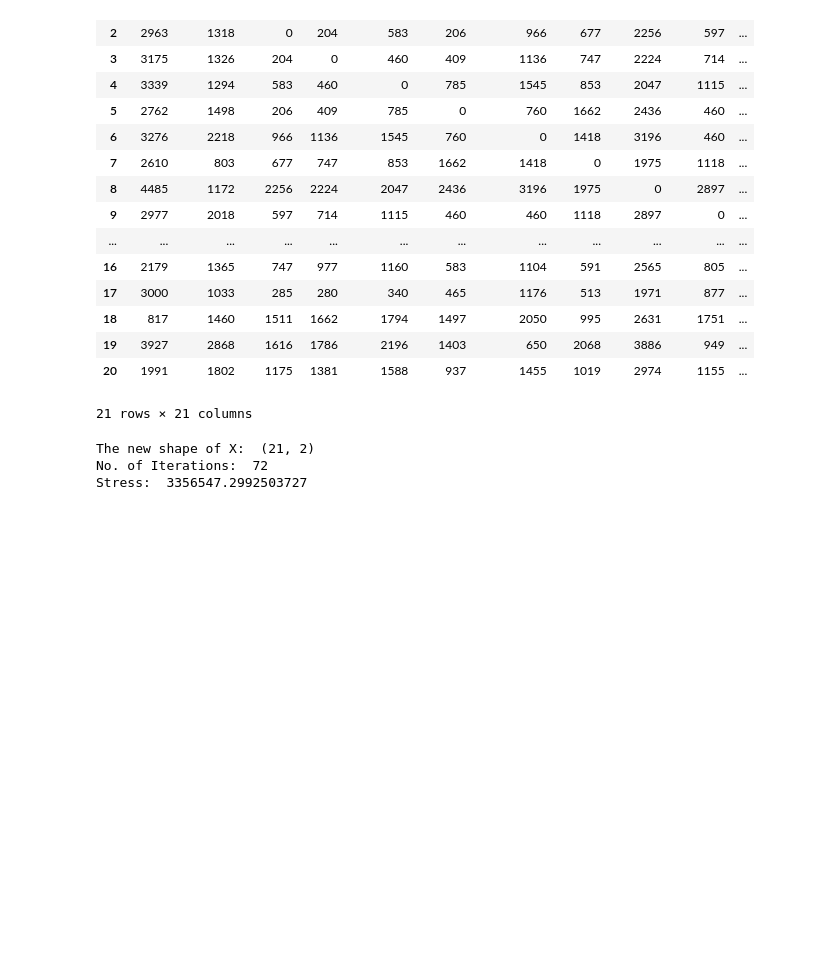
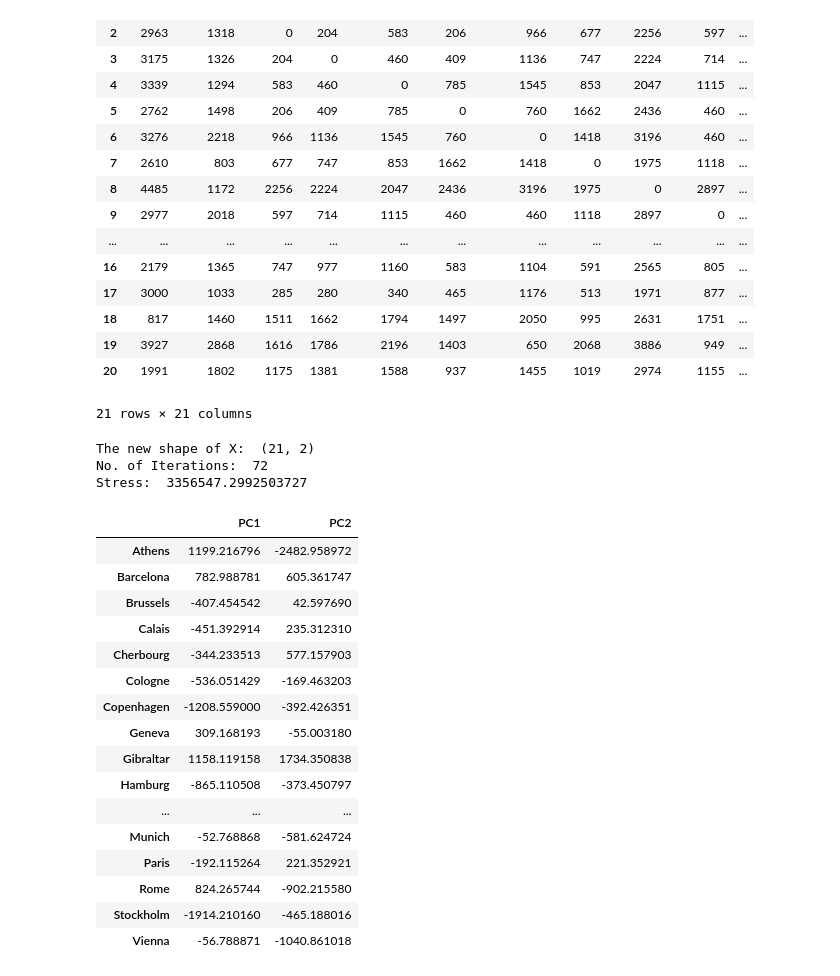
Before and after one commit to Hanh3103/MachineLearning, a Jupyter notebook: Uebung3/aufgabe_2.ipynb, the cells around one changed output. Drawn from its saved outputs; the diff is of its cells as text; code cells hidden in the pictures; blank space fills up the shorter version.

```diff
--- a/Uebung3/aufgabe_2.ipynb
+++ b/Uebung3/aufgabe_2.ipynb
@@ -65,5 +68,26 @@ print('Stress: ', model.stress_)
 The new shape of X:  (21, 2)
 No. of Iterations:  72
 Stress:  3356547.2992503727
+# %%
+scores_df = pd.DataFrame(X_trans, columns=['PC1', 'PC2'], index=data.columns)
+scores_df
+# %% [output]
+|  | PC1 | PC2 |
+| Athens | 1199.216796 | -2482.958972 |
+| Barcelona | 782.988781 | 605.361747 |
+| Brussels | -407.454542 | 42.597690 |
+| Calais | -451.392914 | 235.312310 |
+| Cherbourg | -344.233513 | 577.157903 |
+| Cologne | -536.051429 | -169.463203 |
+| Copenhagen | -1208.559000 | -392.426351 |
+| Geneva | 309.168193 | -55.003180 |
+| Gibraltar | 1158.119158 | 1734.350838 |
+| Hamburg | -865.110508 | -373.450797 |
+| ... | ... | ... |
+| Munich | -52.768868 | -581.624724 |
+| Paris | -192.115264 | 221.352921 |
+| Rome | 824.265744 | -902.215580 |
+| Stockholm | -1914.210160 | -465.188016 |
+| Vienna | -56.788871 | -1040.861018 |
 # %%
 def plot_scatter():
```
Also changed, not shown: parts of 2 cells of this notebook, 1 other file.
